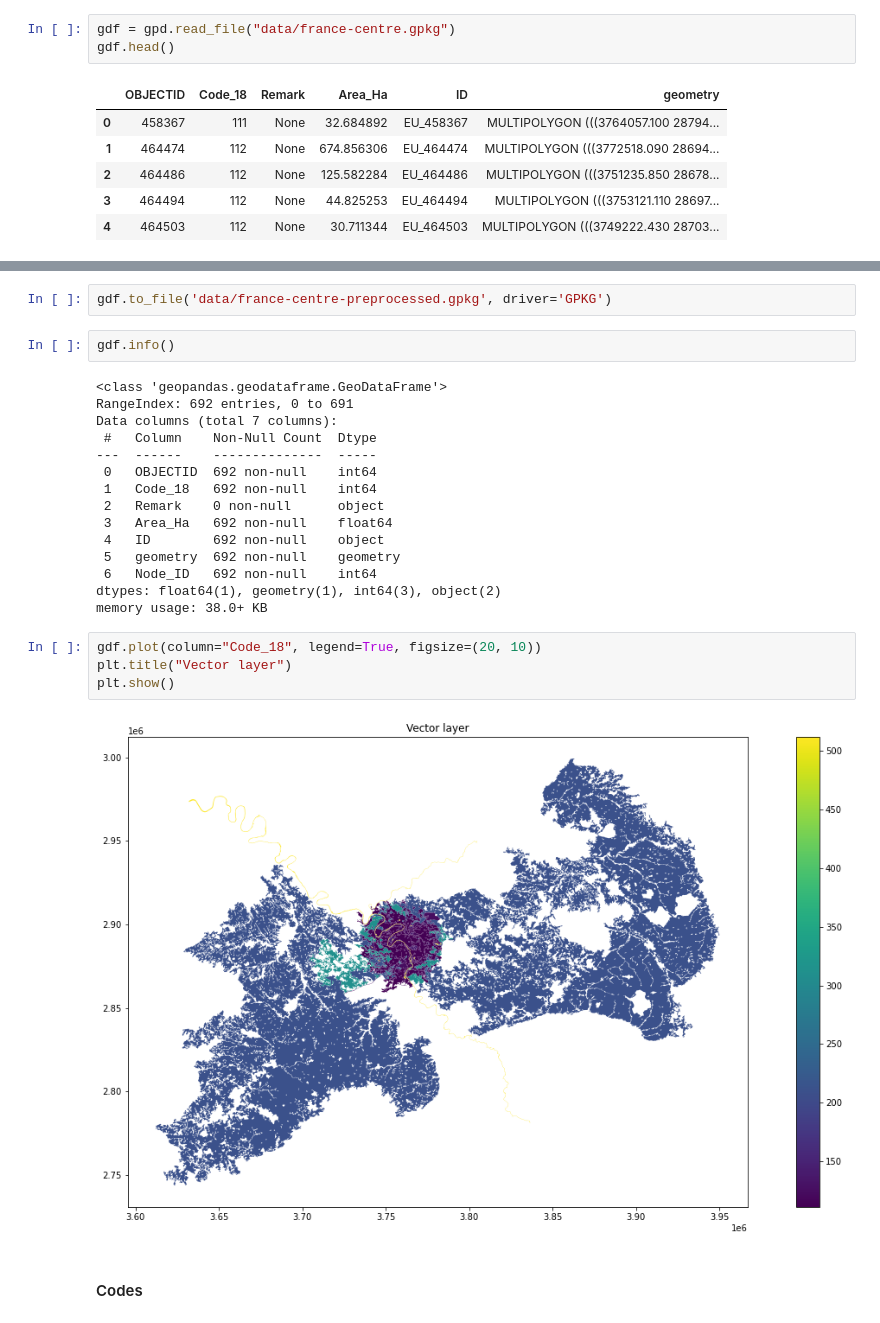
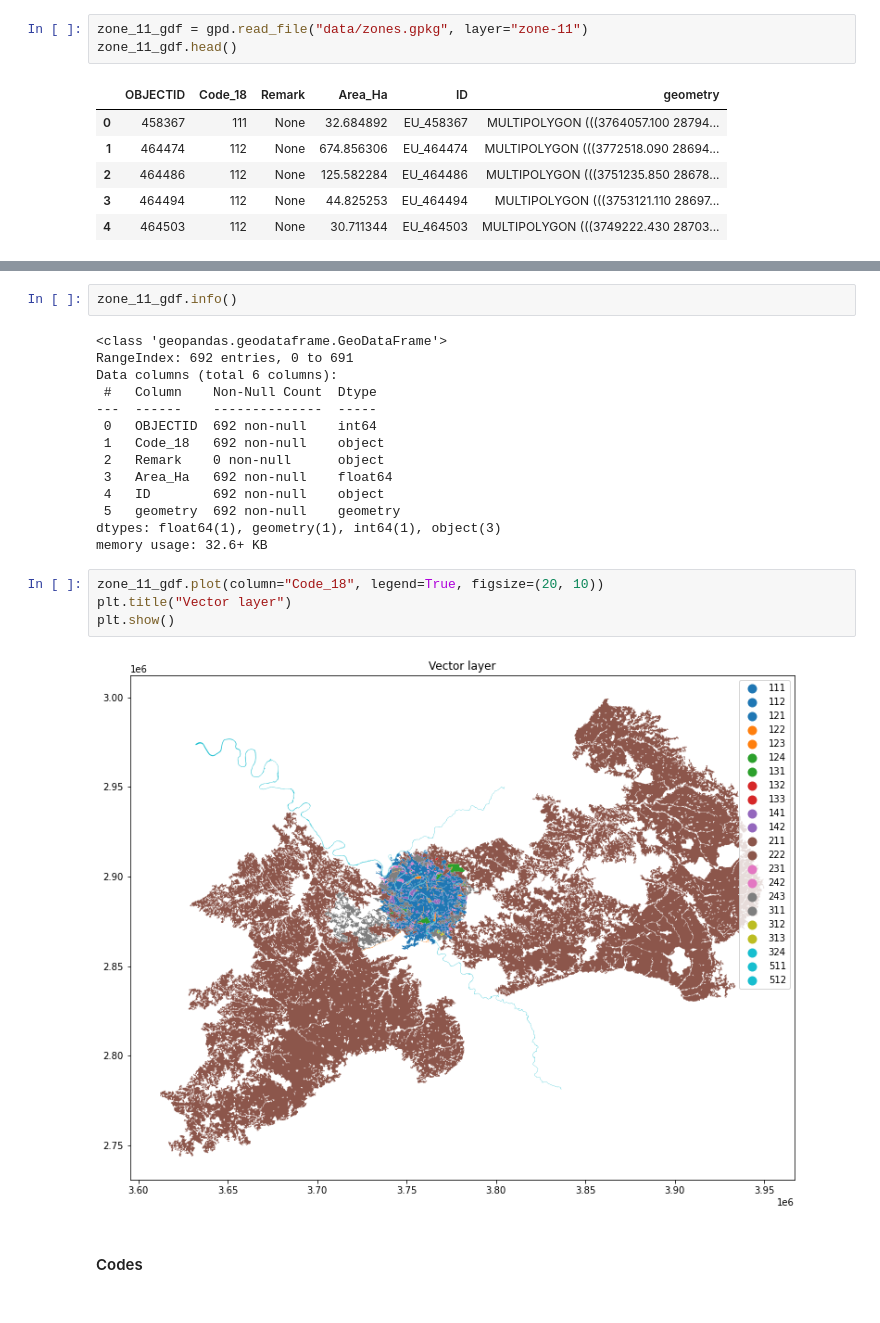
Before and after one commit to massimovenuti/clc-graph-deep-learning, a Jupyter notebook: clc.ipynb, the cells around one changed output, grey strips where cells are left out. Drawn from its saved outputs; the diff is of its cells as text.

```diff
--- a/clc.ipynb
+++ b/clc.ipynb
@@ -43,6 +60,6 @@ Impossible de lire tout le fichier _.gpkg_ d'un coup car le programme plante. Il
 # %%
-gdf = gpd.read_file("data/france-centre.gpkg")
-gdf.head()
+zone_11_gdf = gpd.read_file("data/zones.gpkg", layer="zone-11")
+zone_11_gdf.head()
 # %% [output]
 |  | OBJECTID | Code_18 | Remark | Area_Ha | ID | geometry |
 | 0 | 458367 | 111 | None | 32.684892 | EU_458367 | MULTIPOLYGON (((3764057.100 28794... |
@@ -73,28 +70,25 @@ gdf.head()
-# %%
-gdf.to_file('data/france-centre-preprocessed.gpkg', driver='GPKG')
 # %%
-gdf.info()
+zone_11_gdf.info()
 # %% [output]
 <class 'geopandas.geodataframe.GeoDataFrame'>
 RangeIndex: 692 entries, 0 to 691
-Data columns (total 7 columns):
+Data columns (total 6 columns):
  #   Column    Non-Null Count  Dtype
 ---  ------    --------------  -----
  0   OBJECTID  692 non-null    int64
- 1   Code_18   692 non-null    int64
+ 1   Code_18   692 non-null    object
  2   Remark    0 non-null      object
  3   Area_Ha   692 non-null    float64
  4   ID        692 non-null    object
  5   geometry  692 non-null    geometry
- 6   Node_ID   692 non-null    int64
-dtypes: float64(1), geometry(1), int64(3), object(2)
-memory usage: 38.0+ KB
+dtypes: float64(1), geometry(1), int64(1), object(3)
+memory usage: 32.6+ KB
 # %%
-gdf.plot(column="Code_18", legend=True, figsize=(20, 10))
+zone_11_gdf.plot(column="Code_18", legend=True, figsize=(20, 10))
 plt.title("Vector layer")
 plt.show()
 # %% [output]
-[figure, old version]
+[figure, new version]
 # %% [markdown]
 #### Codes
 # %%
```
Also changed, not shown: parts of 66 cells of this notebook, 11 other files.
